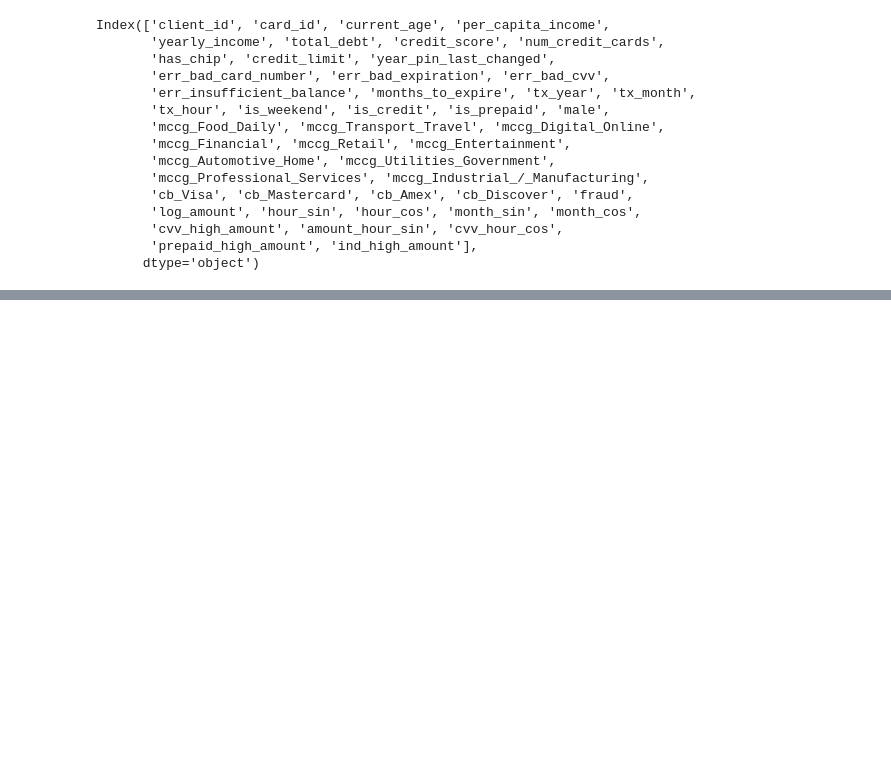
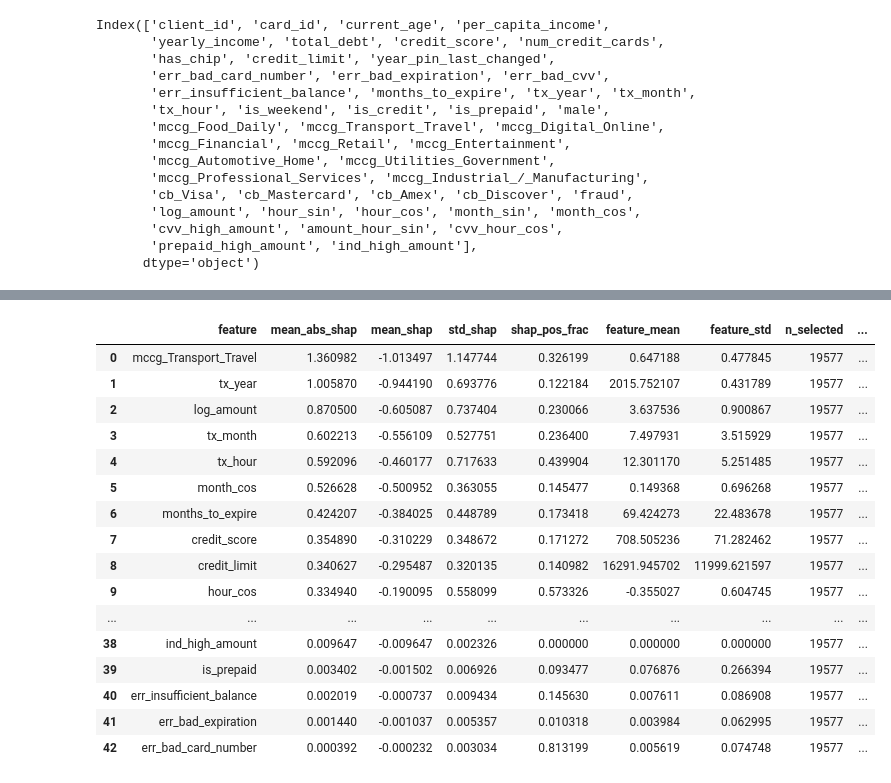
Before and after one commit to BDAIFin/knk, a Jupyter notebook: notebooks/00_build_dataset.ipynb, the cells around one changed output, grey strips where cells are left out. Saved outputs shown, nothing was run; the diff lists cells and outputs as text; code cells hidden in the pictures; blank space fills up the shorter version.

```diff
--- a/notebooks/00_build_dataset.ipynb
+++ b/notebooks/00_build_dataset.ipynb
@@ -751,0 +1330,21 @@ weighted avg {'precision': 0.9777390808489942, 'recall': 0.9056761904761905, 'f1
+# %%
+nonfraud_tab = shap_fraud_only_table(out, top_k=50, label_value=0)
+nonfraud_tab
+# %% [output]
+|  | feature | mean_abs_shap | mean_shap | std_shap | shap_pos_frac | feature_mean | feature_std | n_selected | ... |
+| 0 | mccg_Transport_Travel | 1.360982 | -1.013497 | 1.147744 | 0.326199 | 0.647188 | 0.477845 | 19577 | ... |
+| 1 | tx_year | 1.005870 | -0.944190 | 0.693776 | 0.122184 | 2015.752107 | 0.431789 | 19577 | ... |
+| 2 | log_amount | 0.870500 | -0.605087 | 0.737404 | 0.230066 | 3.637536 | 0.900867 | 19577 | ... |
+| 3 | tx_month | 0.602213 | -0.556109 | 0.527751 | 0.236400 | 7.497931 | 3.515929 | 19577 | ... |
+| 4 | tx_hour | 0.592096 | -0.460177 | 0.717633 | 0.439904 | 12.301170 | 5.251485 | 19577 | ... |
+| 5 | month_cos | 0.526628 | -0.500952 | 0.363055 | 0.145477 | 0.149368 | 0.696268 | 19577 | ... |
+| 6 | months_to_expire | 0.424207 | -0.384025 | 0.448789 | 0.173418 | 69.424273 | 22.483678 | 19577 | ... |
+| 7 | credit_score | 0.354890 | -0.310229 | 0.348672 | 0.171272 | 708.505236 | 71.282462 | 19577 | ... |
+| 8 | credit_limit | 0.340627 | -0.295487 | 0.320135 | 0.140982 | 16291.945702 | 11999.621597 | 19577 | ... |
+| 9 | hour_cos | 0.334940 | -0.190095 | 0.558099 | 0.573326 | -0.355027 | 0.604745 | 19577 | ... |
+| ... | ... | ... | ... | ... | ... | ... | ... | ... | ... |
+| 38 | ind_high_amount | 0.009647 | -0.009647 | 0.002326 | 0.000000 | 0.000000 | 0.000000 | 19577 | ... |
+| 39 | is_prepaid | 0.003402 | -0.001502 | 0.006926 | 0.093477 | 0.076876 | 0.266394 | 19577 | ... |
+| 40 | err_insufficient_balance | 0.002019 | -0.000737 | 0.009434 | 0.145630 | 0.007611 | 0.086908 | 19577 | ... |
+| 41 | err_bad_expiration | 0.001440 | -0.001037 | 0.005357 | 0.010318 | 0.003984 | 0.062995 | 19577 | ... |
+| 42 | err_bad_card_number | 0.000392 | -0.000232 | 0.003034 | 0.813199 | 0.005619 | 0.074748 | 19577 | ... |
```
Also changed, not shown: parts of 37 cells of this notebook, 7 other files.
